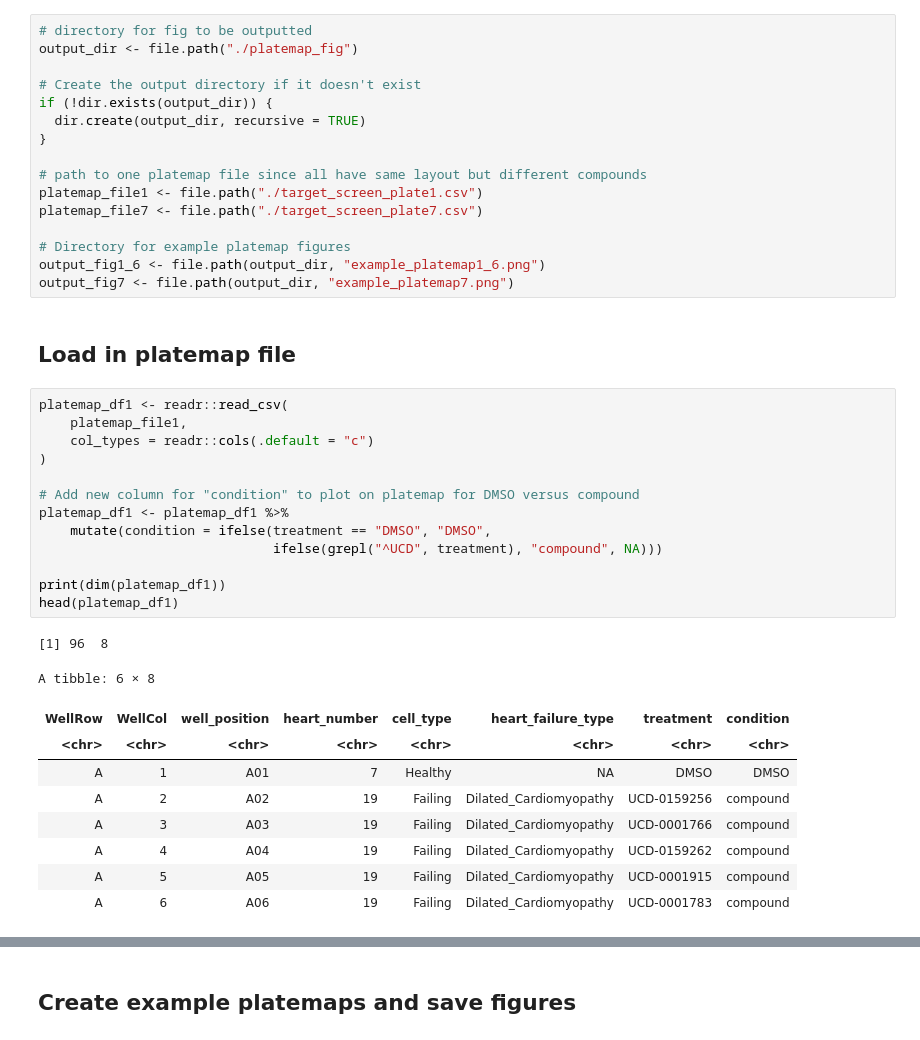
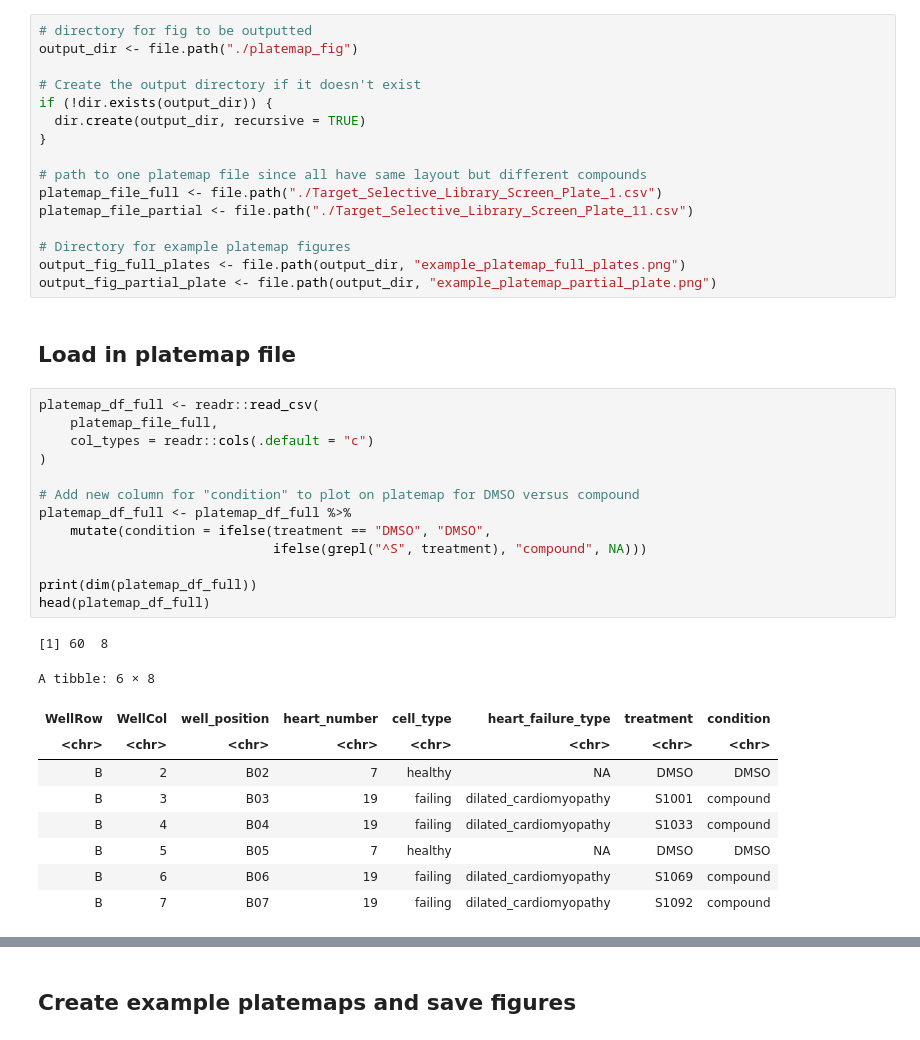
Before and after one commit to WayScience/targeted_fibrosis_drug_screen, a Jupyter notebook: metadata/platemap_vis.ipynb, the cells around one changed output, grey strips where cells are left out. Cells and saved outputs as stored; diff of their text form.

```diff
--- a/metadata/platemap_vis.ipynb
+++ b/metadata/platemap_vis.ipynb
@@ -25,36 +25,36 @@ if (!dir.exists(output_dir)) {
 }
 
 # path to one platemap file since all have same layout but different compounds
-platemap_file1 <- file.path("./target_screen_plate1.csv")
-platemap_file7 <- file.path("./target_screen_plate7.csv")
+platemap_file_full <- file.path("./Target_Selective_Library_Screen_Plate_1.csv")
+platemap_file_partial <- file.path("./Target_Selective_Library_Screen_Plate_11.csv")
 
 # Directory for example platemap figures
-output_fig1_6 <- file.path(output_dir, "example_platemap1_6.png")
-output_fig7 <- file.path(output_dir, "example_platemap7.png")
+output_fig_full_plates <- file.path(output_dir, "example_platemap_full_plates.png")
+output_fig_partial_plate <- file.path(output_dir, "example_platemap_partial_plate.png")
 # %% [markdown]
 ## Load in platemap file
 # %%
-platemap_df1 <- readr::read_csv(
-    platemap_file1,
+platemap_df_full <- readr::read_csv(
+    platemap_file_full,
     col_types = readr::cols(.default = "c")
 )
 
 # Add new column for "condition" to plot on platemap for DMSO versus compound
-platemap_df1 <- platemap_df1 %>%
+platemap_df_full <- platemap_df_full %>%
     mutate(condition = ifelse(treatment == "DMSO", "DMSO",
-                              ifelse(grepl("^UCD", treatment), "compound", NA)))
+                              ifelse(grepl("^S", treatment), "compound", NA)))
 
-print(dim(platemap_df1))
-head(platemap_df1)
+print(dim(platemap_df_full))
+head(platemap_df_full)
 # %% [output]
-[1] 96  8
+[1] 60  8
 A tibble: 6 × 8
 | WellRow | WellCol | well_position | heart_number | cell_type | heart_failure_type | treatment | condition |
 | <chr> | <chr> | <chr> | <chr> | <chr> | <chr> | <chr> | <chr> |
-| A | 1 | A01 | 7 | Healthy | NA | DMSO | DMSO |
-| A | 2 | A02 | 19 | Failing | Dilated_Cardiomyopathy | UCD-0159256 | compound |
-| A | 3 | A03 | 19 | Failing | Dilated_Cardiomyopathy | UCD-0001766 | compound |
-| A | 4 | A04 | 19 | Failing | Dilated_Cardiomyopathy | UCD-0159262 | compound |
-| A | 5 | A05 | 19 | Failing | Dilated_Cardiomyopathy | UCD-0001915 | compound |
-| A | 6 | A06 | 19 | Failing | Dilated_Cardiomyopathy | UCD-0001783 | compound |
+| B | 2 | B02 | 7 | healthy | NA | DMSO | DMSO |
+| B | 3 | B03 | 19 | failing | dilated_cardiomyopathy | S1001 | compound |
+| B | 4 | B04 | 19 | failing | dilated_cardiomyopathy | S1033 | compound |
+| B | 5 | B05 | 7 | healthy | NA | DMSO | DMSO |
+| B | 6 | B06 | 19 | failing | dilated_cardiomyopathy | S1069 | compound |
+| B | 7 | B07 | 19 | failing | dilated_cardiomyopathy | S1092 | compound |
 # %%
```
Also changed, not shown: parts of 3 cells of this notebook, 24 other files.
